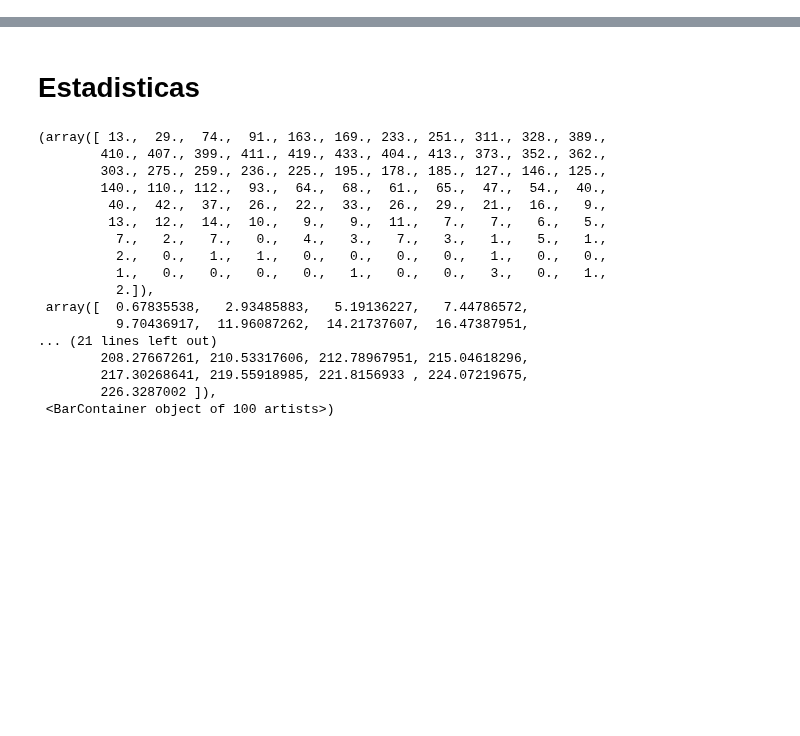
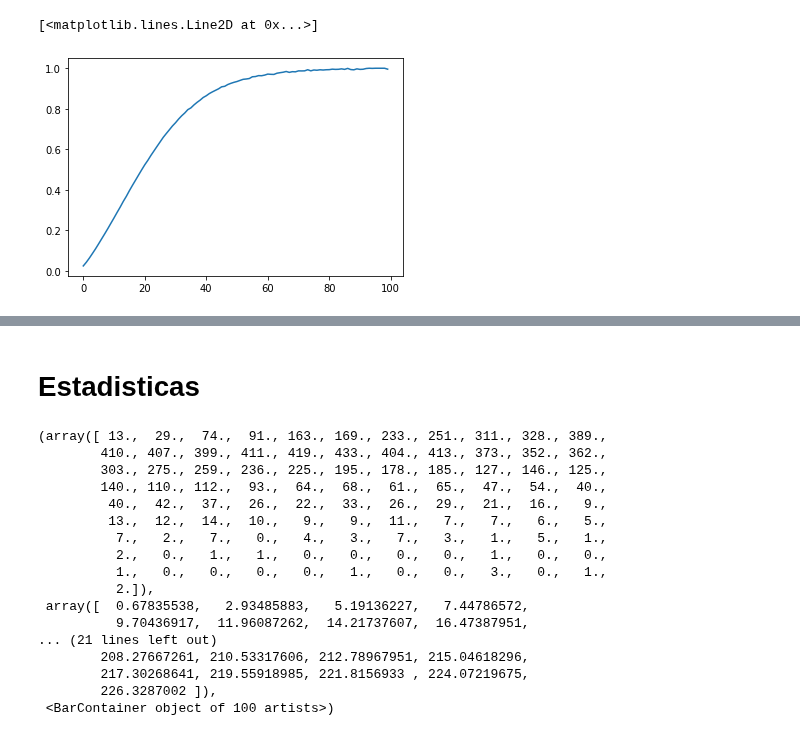
Before and after one commit to Rafther0112/Human_Aging_Research, a Jupyter notebook: Montecarlo_kinetic_simulation.ipynb, the cells around one changed output, grey strips where cells are left out. Drawn from its saved outputs; the diff is of its cells as text; code cells hidden in the pictures; blank space fills up the shorter version.

```diff
--- a/Montecarlo_kinetic_simulation.ipynb
+++ b/Montecarlo_kinetic_simulation.ipynb
@@ -73,0 +74,25 @@ plt.show()
+# %%
+import numpy as np
+from tqdm import tqdm
+
+rango_edades = np.arange(1, 121, 1)
+behaviour_frailty = np.empty_like(rango_edades, dtype=object)
+
+for idx, edad in enumerate(tqdm(rango_edades)):
+    rango_min = edad - 0.2
+    rango_max = edad + 0.2
+
+    indices = np.where((celulas[:, :, 0] / 100 >= rango_min) & (celulas[:, :, 0] / 100 <= rango_max))
+    valores = celulas[indices[0], indices[1], 1]
+    behaviour_frailty[idx] = valores
+# %%
+curva_promedio = []
+for i in behaviour_frailty:
+    promedio = np.mean(i)
+    curva_promedio.append(promedio)
+# %%
+curva_promedio = np.array(curva_promedio)
+plt.plot(curva_promedio/100)
+# %% [output]
+[<matplotlib.lines.Line2D at 0x...>]
+[figure, added]
```
Also changed, not shown: parts of 7 cells of this notebook, 3 other files.
